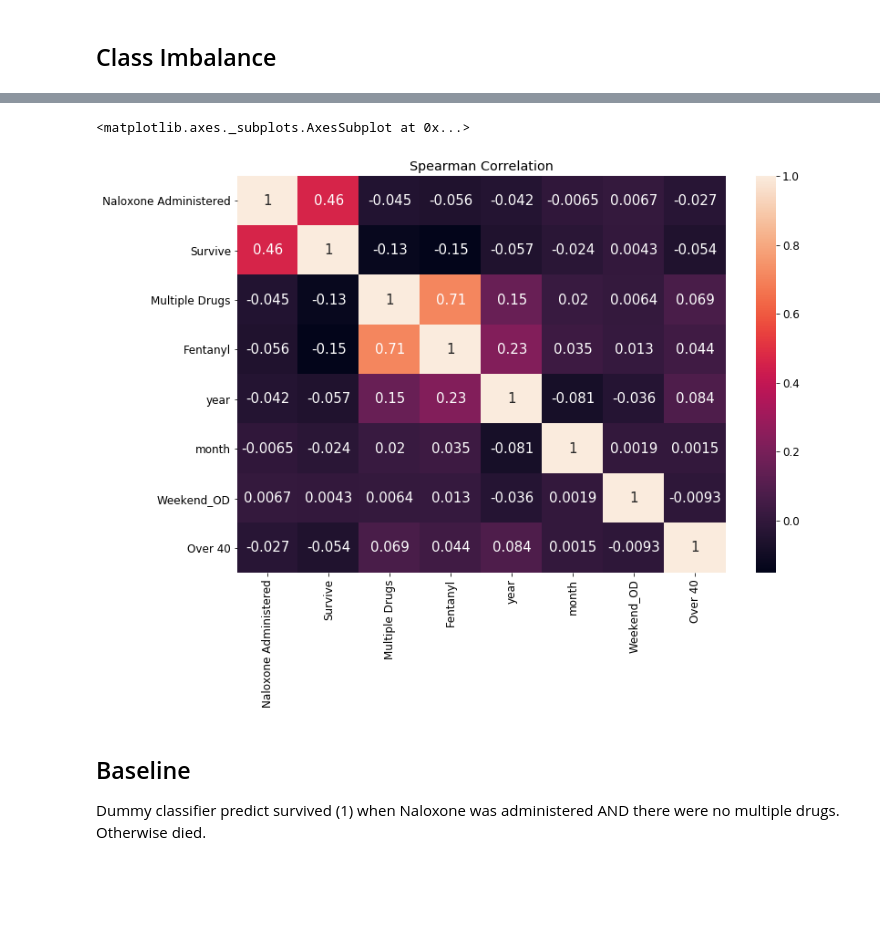
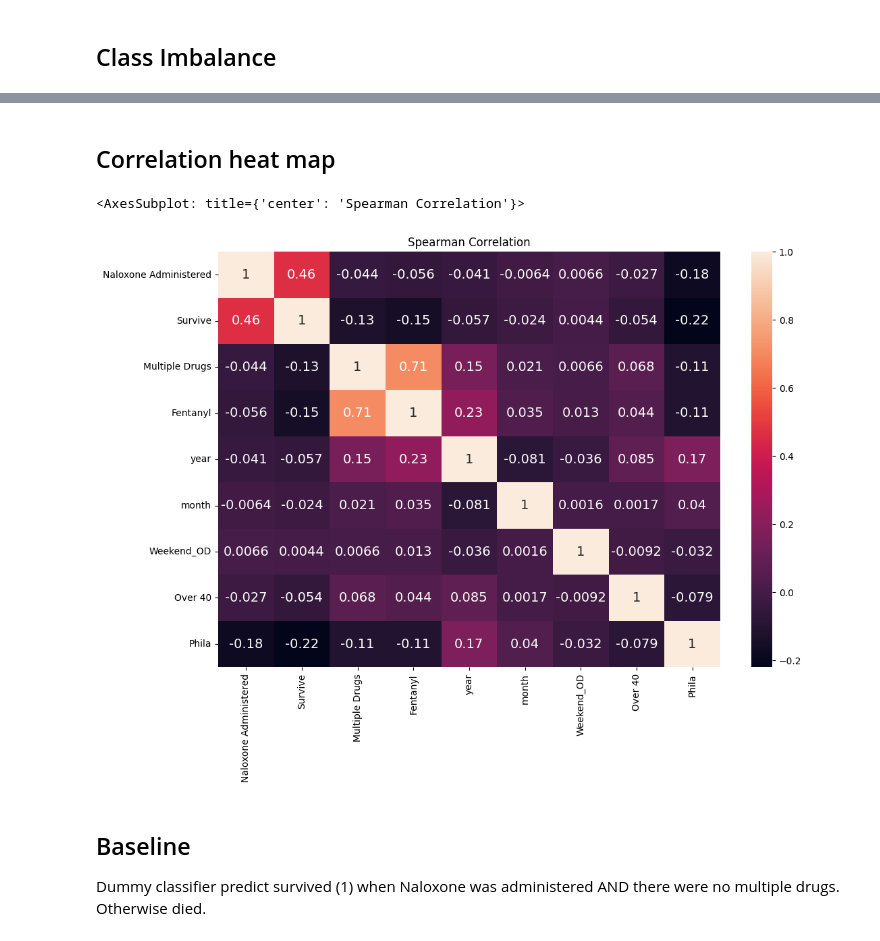
Before and after one commit to Joeyloganpython/Capstone, a Jupyter notebook: ML/Classification_joey_start.ipynb, the cells around one changed output, grey strips where cells are left out. Drawn from its saved outputs; the diff is of its cells as text; code cells hidden in the pictures; blank space fills up the shorter version.

```diff
--- a/ML/Classification_joey_start.ipynb
+++ b/ML/Classification_joey_start.ipynb
@@ -23,6 +23,21 @@ from sklearn.model_selection import StratifiedKFold
 import warnings
 warnings.filterwarnings("ignore")
 
+import os
+import sys
+
+# Define directories separation character based on OS
+# Values were found in https://stackoverflow.com/a/13874620
+# Darwin - MacOS
+if sys.platform in ['darwin', 'linux']:
+    dir_sep = '/'
+
+# Windows, Windows/cygwin, Windows/MSYS2
+elif sys.platform in ['win32', 'msys', 'cygwin']:
+    dir_sep = '\\'
+
 # Read Incidents Dataset - Capstone I
-incidents = pd.read_csv('../data/Aggregated/incidents.csv')
-incidents.columns
+incidents = pd.read_csv(f"..{dir_sep}data{dir_sep}Aggregated{dir_sep}incidents.csv")
+
+# Read clusters data
+cluster_Map = pd.read_csv(f"..{dir_sep}data{dir_sep}Aggregated{dir_sep}cluster_mapping.csv")
@@ -35,5 +44,3 @@ Index(['Incident ID', 'Incident Date', 'Incident Time', 'Day',
-# %%
-cluster_Map = pd.read_csv('..\data\Aggregated\cluster_mapping.csv')
 # %% [markdown]
 # Pre-processing
 # %% [markdown]
@@ -212,11 +213,13 @@ AttributeError: 'DataFrame' object has no attribute 'value_counts'
+# %% [markdown]
+## Correlation heat map
 # %%
-cor = incidents2.drop(['Incident ID', 'Victim ID', 'Incident Date ym'], axis = 1).corr(method = "spearman")
+cor = incidents3.drop(['Incident ID', 'Victim ID', 'Incident Date ym', 'Unnamed: 0'], axis = 1).corr(method = "spearman")
 plt.figure(figsize = (12,8))
 plt.title("Spearman Correlation")
-sns.heatmap(cor, annot = True, cmap = 'rocket',annot_kws={"fontsize":15})
+sns.heatmap(cor, annot = True, cmap = 'rocket',annot_kws={"fontsize":14})
 # %% [output]
-<matplotlib.axes._subplots.AxesSubplot at 0x...>
+<AxesSubplot: title={'center': 'Spearman Correlation'}>
-[figure, old version]
+[figure, new version]
 # %% [markdown]
 ## Baseline
 
```
Also changed, not shown: parts of 40 cells of this notebook.
